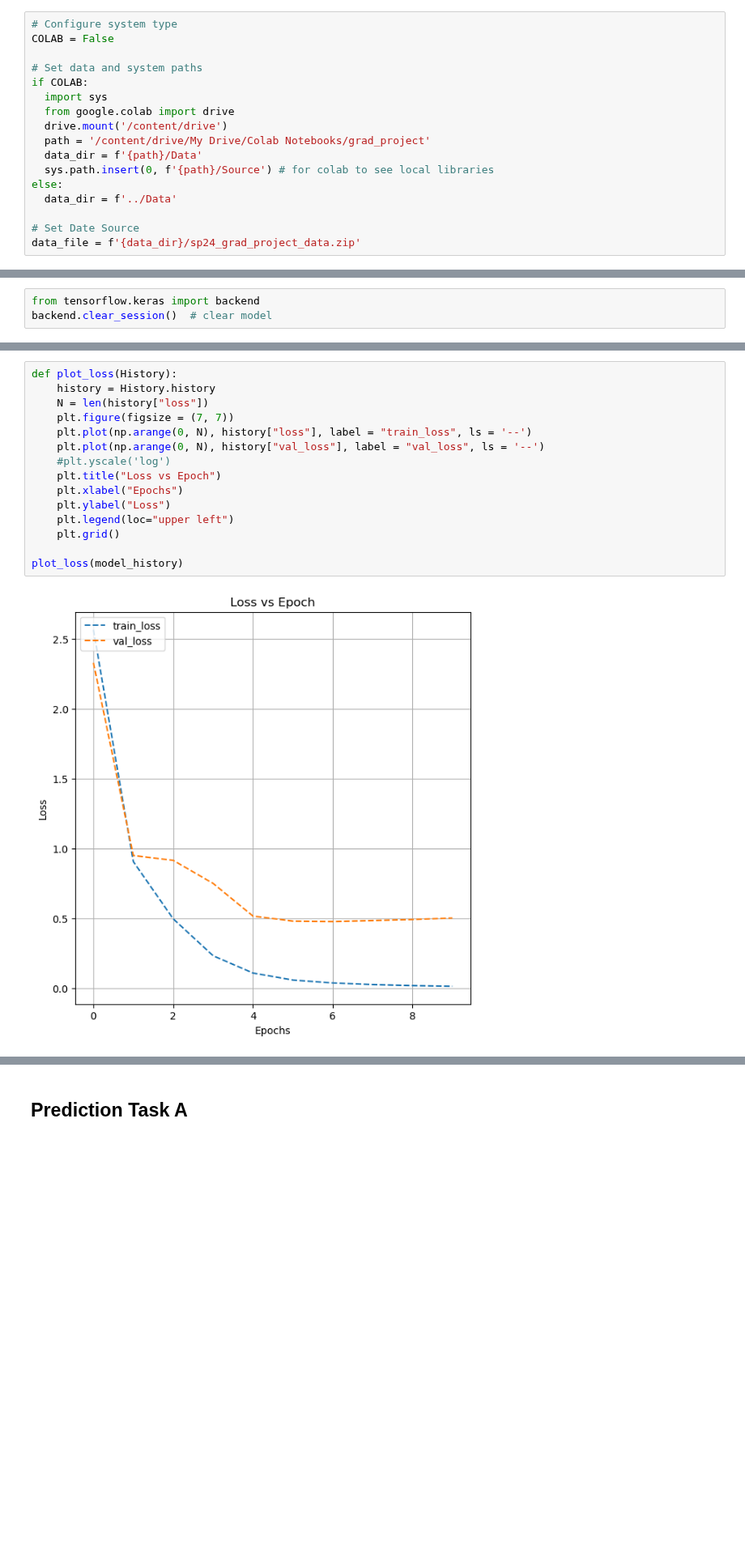
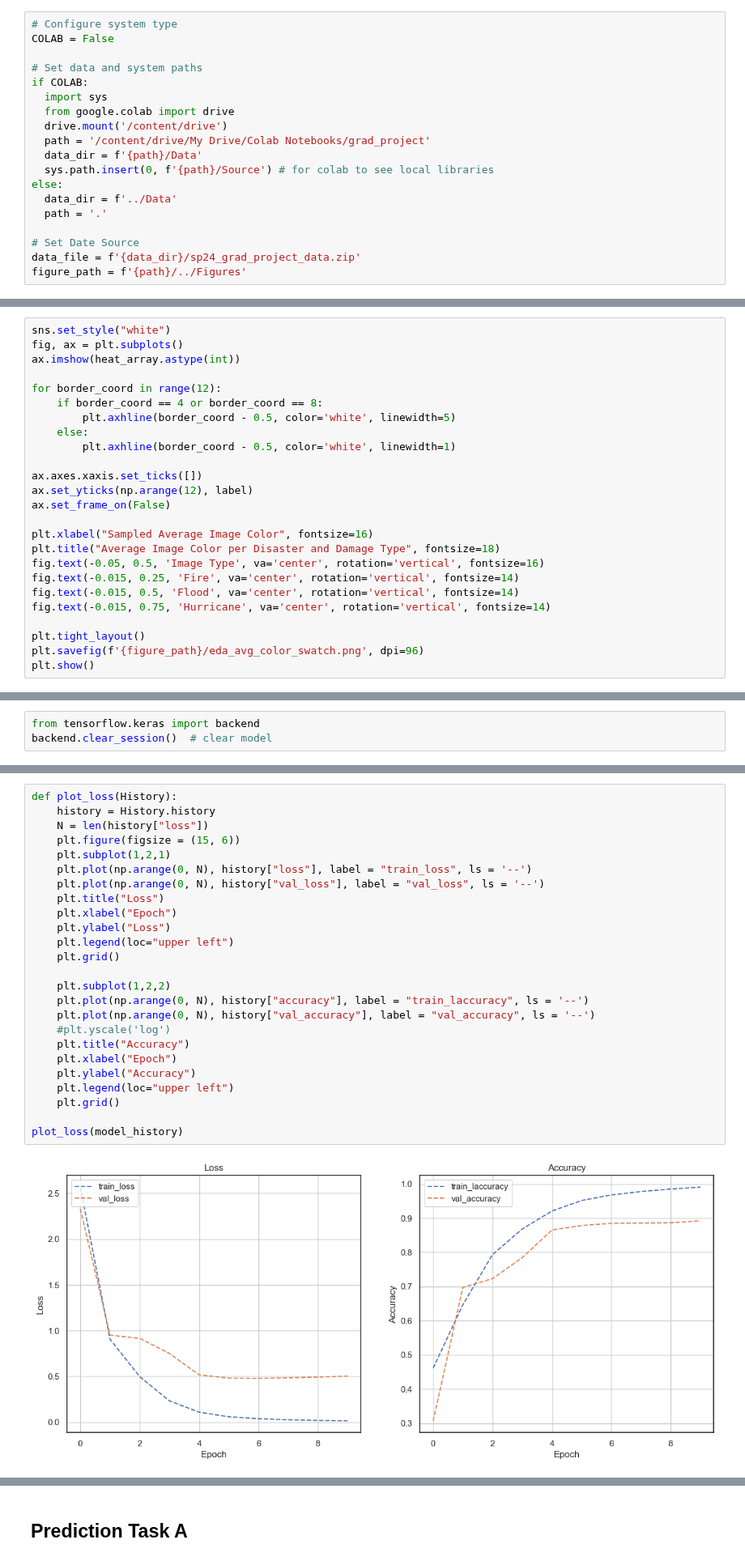
Before and after one commit to fractalclockwork/Data200, a Jupyter notebook: Source/Final_Report.ipynb, the cells around one changed output, grey strips where cells are left out. Shown at 81% size. Drawn from its saved outputs; the diff is of its cells as text; blank space fills up the shorter version.

```diff
--- a/Source/Final_Report.ipynb
+++ b/Source/Final_Report.ipynb
@@ -38,9 +39,11 @@ if COLAB:
   sys.path.insert(0, f'{path}/Source') # for colab to see local libraries
 else:
   data_dir = f'../Data'
+  path = '.'
 
 # Set Date Source
 data_file = f'{data_dir}/sp24_grad_project_data.zip'
+figure_path = f'{path}/../Figures'
 # %%
 %%time
 
@@ -78,0 +309,25 @@ Wall time: 2.03 s
+# %%
+sns.set_style("white")
+fig, ax = plt.subplots()
+ax.imshow(heat_array.astype(int))
+
+for border_coord in range(12):
+    if border_coord == 4 or border_coord == 8:
+        plt.axhline(border_coord - 0.5, color='white', linewidth=5)
+    else:
+        plt.axhline(border_coord - 0.5, color='white', linewidth=1)
+
+ax.axes.xaxis.set_ticks([])
+ax.set_yticks(np.arange(12), label)
+ax.set_frame_on(False)
+
+plt.xlabel("Sampled Average Image Color", fontsize=16)
+plt.title("Average Image Color per Disaster and Damage Type", fontsize=18)
+fig.text(-0.05, 0.5, 'Image Type', va='center', rotation='vertical', fontsize=16)
+fig.text(-0.015, 0.25, 'Fire', va='center', rotation='vertical', fontsize=14)
+fig.text(-0.015, 0.5, 'Flood', va='center', rotation='vertical', fontsize=14)
+fig.text(-0.015, 0.75, 'Hurricane', va='center', rotation='vertical', fontsize=14)
+
+plt.tight_layout()
+plt.savefig(f'{figure_path}/eda_avg_color_swatch.png', dpi=96)
+plt.show()
@@ -236,17 +511,27 @@ if FREEZE:
 # %%
 def plot_loss(History):
     history = History.history
     N = len(history["loss"])
-    plt.figure(figsize = (7, 7))
+    plt.figure(figsize = (15, 6))
+    plt.subplot(1,2,1)
     plt.plot(np.arange(0, N), history["loss"], label = "train_loss", ls = '--')
     plt.plot(np.arange(0, N), history["val_loss"], label = "val_loss", ls = '--')
-    #plt.yscale('log')
-    plt.title("Loss vs Epoch")
-    plt.xlabel("Epochs")
+    plt.title("Loss")
+    plt.xlabel("Epoch")
     plt.ylabel("Loss")
     plt.legend(loc="upper left")
     plt.grid()
 
+    plt.subplot(1,2,2)
+    plt.plot(np.arange(0, N), history["accuracy"], label = "train_laccuracy", ls = '--')
+    plt.plot(np.arange(0, N), history["val_accuracy"], label = "val_accuracy", ls = '--')
+    #plt.yscale('log')
+    plt.title("Accuracy")
+    plt.xlabel("Epoch")
+    plt.ylabel("Accuracy")
+    plt.legend(loc="upper left")
+    plt.grid()
+
 plot_loss(model_history)
 # %% [output]
-[figure, old version]
+[figure, new version]
```
Also changed, not shown: parts of 51 cells of this notebook, 1 other file.
